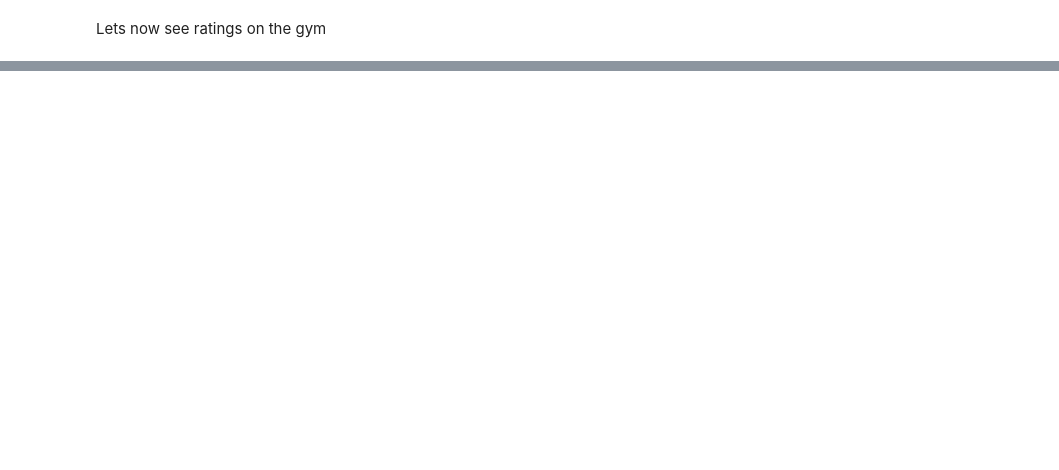
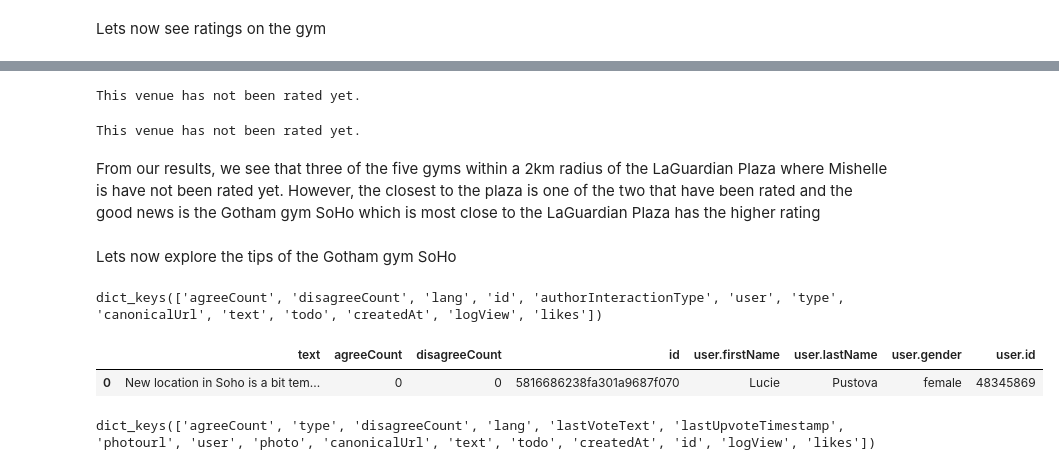
Before and after one commit to bogbeh/The-batttle-of-neighborhoods, a Jupyter notebook: The Battle of the neighborhoods.ipynb, the cells around one changed output, grey strips where cells are left out. Cells and saved outputs as stored; diff of their text form; code cells hidden in the pictures; blank space fills up the shorter version.

```diff
--- a/The Battle of the neighborhoods.ipynb
+++ b/The Battle of the neighborhoods.ipynb
@@ -186,0 +255,61 @@ This is not a very goog sign, However Mishelle can still visit the gym and check
+# %%
+venue_id = '4fad804ee4b03d09569cb6b9' # The Gym @ Spruce Street School
+url = 'https://api.foursquare.com/v2/venues/{}?client_id={}&client_secret={}&v={}'.format(venue_id, CLIENT_ID, CLIENT_SECRET, VERSION)
+
+result = requests.get(url).json()
+try:
+    print(result['response']['venue']['rating'])
+except:
+    print('This venue has not been rated yet.')
+# %% [output]
+This venue has not been rated yet.
+# %%
+venue_id = '4c8f73d24e95236ac70084ca' # ID of Gym @ St. John's 2
+url = 'https://api.foursquare.com/v2/venues/{}?client_id={}&client_secret={}&v={}'.format(venue_id, CLIENT_ID, CLIENT_SECRET, VERSION)
+
+result = requests.get(url).json()
+try:
+    print(result['response']['venue']['rating'])
+except:
+    print('This venue has not been rated yet.')
+# %% [output]
+This venue has not been rated yet.
+# %% [markdown]
+From our results, we see that three of the five gyms within a 2km radius of the LaGuardian Plaza where Mishelle is have not been rated yet. However, the closest to the plaza is one of the two that have been rated and the good news is the Gotham gym SoHo which is most close to the LaGuardian Plaza has the higher rating
+# %% [markdown]
+Lets now explore the tips of the Gotham gym SoHo
+# %%
+#result['response']['venue']['tips']['count']
+venue_id = '575b2829498e77357d734a04'
+limit = 15
+url = 'https://api.foursquare.com/v2/venues/{}/tips?client_id={}&client_secret={}&v={}&limit={}'.format(venue_id, CLIENT_ID, CLIENT_SECRET, VERSION, limit)
+results = requests.get(url).json()
+tips = results['response']['tips']['items']
+tip = results['response']['tips']['items'][0]
+tip.keys()
+# %% [output]
+dict_keys(['agreeCount', 'disagreeCount', 'lang', 'id', 'authorInteractionType', 'user', 'type', 'canonicalUrl', 'text', 'todo', 'createdAt', 'logView', 'likes'])
+# %%
+pd.set_option('display.max_colwidth', -1)
+
+tips_df = json_normalize(tips) # json normalize tips
+
+# columns to keep
+filtered_columns = ['text', 'agreeCount', 'disagreeCount', 'id', 'user.firstName', 'user.lastName', 'user.gender', 'user.id']
+tips_filtered = tips_df.loc[:, filtered_columns]
+
+# display tips
+tips_filtered
+# %% [output]
+|  | text | agreeCount | disagreeCount | id | user.firstName | user.lastName | user.gender | user.id |
+| 0 | New location in Soho is a bit tem... | 0 | 0 | 5816686238fa301a9687f070 | Lucie | Pustova | female | 48345869 |
+# %%
+venue_id = '42829c80f964a52032221fe3' # ID of GYM Sportsbar
+limit = 15
+url = 'https://api.foursquare.com/v2/venues/{}/tips?client_id={}&client_secret={}&v={}&limit={}'.format(venue_id, CLIENT_ID, CLIENT_SECRET, VERSION, limit)
+results = requests.get(url).json()
+tips2 = results['response']['tips']['items']
+tip2 = results['response']['tips']['items'][0]
+tip2.keys()
+# %% [output]
+dict_keys(['agreeCount', 'type', 'disagreeCount', 'lang', 'lastVoteText', 'lastUpvoteTimestamp', 'photourl', 'user', 'photo', 'canonicalUrl', 'text', 'todo', 'createdAt', 'id', 'logView', 'likes'])
```
Also changed, not shown: parts of 32 cells of this notebook.
